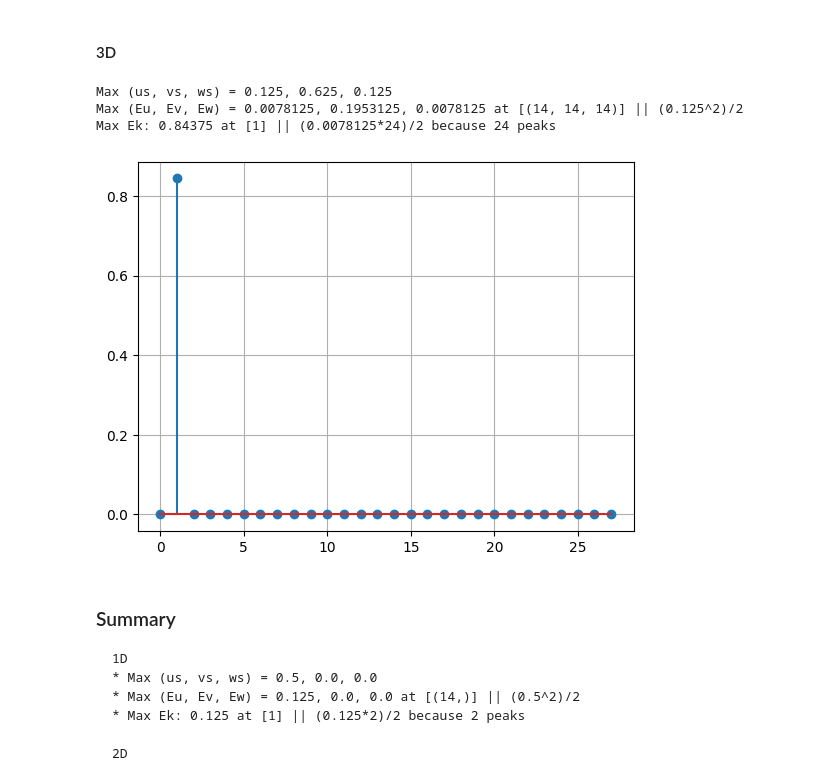
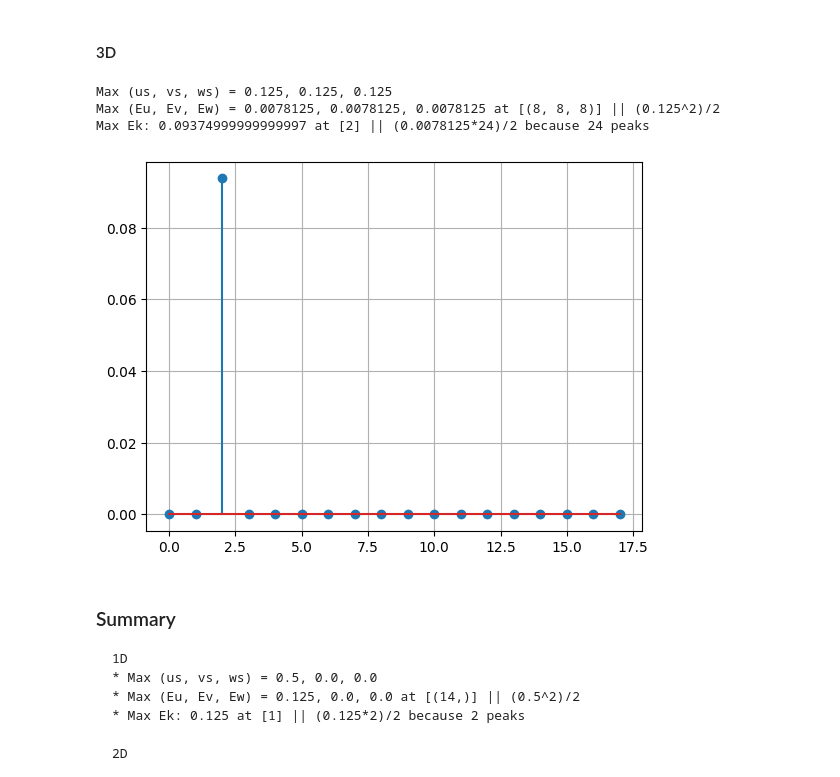
Before and after one commit to Prajwal-Prathiksh/ddp-thesis, a Jupyter notebook: code/play_sine_velocity_profile.ipynb, the cells around one changed output. Drawn from its saved outputs; the diff is of its cells as text; code cells hidden in the pictures.

```diff
--- a/code/play_sine_velocity_profile.ipynb
+++ b/code/play_sine_velocity_profile.ipynb
@@ -89,27 +91,27 @@ Max Ek: 0.12499999999999997 at [1] || (0.03125*8)/2 beacuse 8 peaks
 # %%
 x, y, z = np.meshgrid(_x, _x, _x)
 u = - cos(twopi * x) * sin(twopi * y) * sin(twopi * z)
-v = 5*sin(twopi * x) * cos(twopi * y) * sin(twopi * z)
+v = sin(twopi * x) * cos(twopi * y) * sin(twopi * z)
 w = sin(twopi * x) * sin(twopi * y) * cos(twopi * z)
 
 EK_U, EK_V, EK_W, u_spectrum, v_spectrum, w_spectrum =\
     compute_energy_spectrum(
         u=u, v=v, w=w, U0=U0, debug=True
     )
 
-k, Ek = compute_scalar_energy_spectrum(EK_U, EK_V, EK_W,ord=np.inf)
+k, Ek = compute_scalar_energy_spectrum(EK_U, EK_V, EK_W, ord=2)
 plt.stem(Ek)
 plt.grid()
 max_idx = np.argmax(EK_U)
 max_idx = np.unravel_index(max_idx, EK_U.shape)
 print(f"Max (us, vs, ws) = {round(np.max(u_spectrum), 8)}, {round(np.max(v_spectrum), 8)}, {round(np.max(w_spectrum), 8)}")
 print(f"Max (Eu, Ev, Ew) = {round(np.max(EK_U), 8)}, {round(np.max(EK_V), 8)}, {round(np.max(EK_W), 8)} at [{max_idx}] || (0.125^2)/2")
 print(f"Max Ek: {np.max(Ek)} at [{np.argmax(Ek)}] || (0.0078125*24)/2 because 24 peaks")
 # %% [output]
-Max (us, vs, ws) = 0.125, 0.625, 0.125
-Max (Eu, Ev, Ew) = 0.0078125, 0.1953125, 0.0078125 at [(14, 14, 14)] || (0.125^2)/2
-Max Ek: 0.84375 at [1] || (0.0078125*24)/2 because 24 peaks
+Max (us, vs, ws) = 0.125, 0.125, 0.125
+Max (Eu, Ev, Ew) = 0.0078125, 0.0078125, 0.0078125 at [(8, 8, 8)] || (0.125^2)/2
+Max Ek: 0.09374999999999997 at [2] || (0.0078125*24)/2 because 24 peaks
-[figure, old version]
+[figure, new version]
 # %% [markdown]
 ### Summary
 
```
Also changed, not shown: parts of 1 cell of this notebook.
